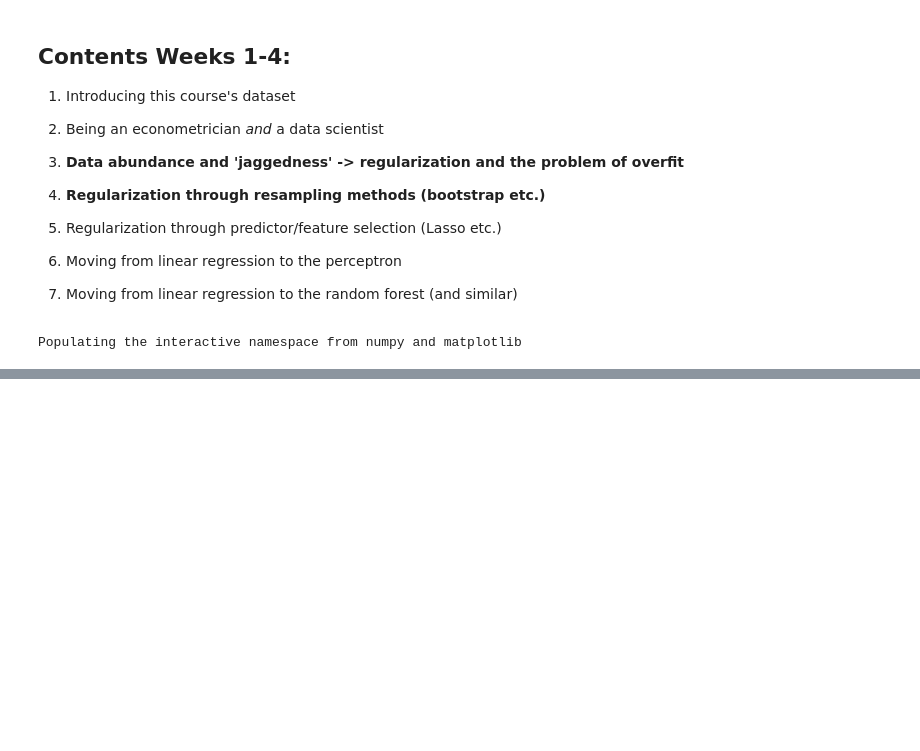
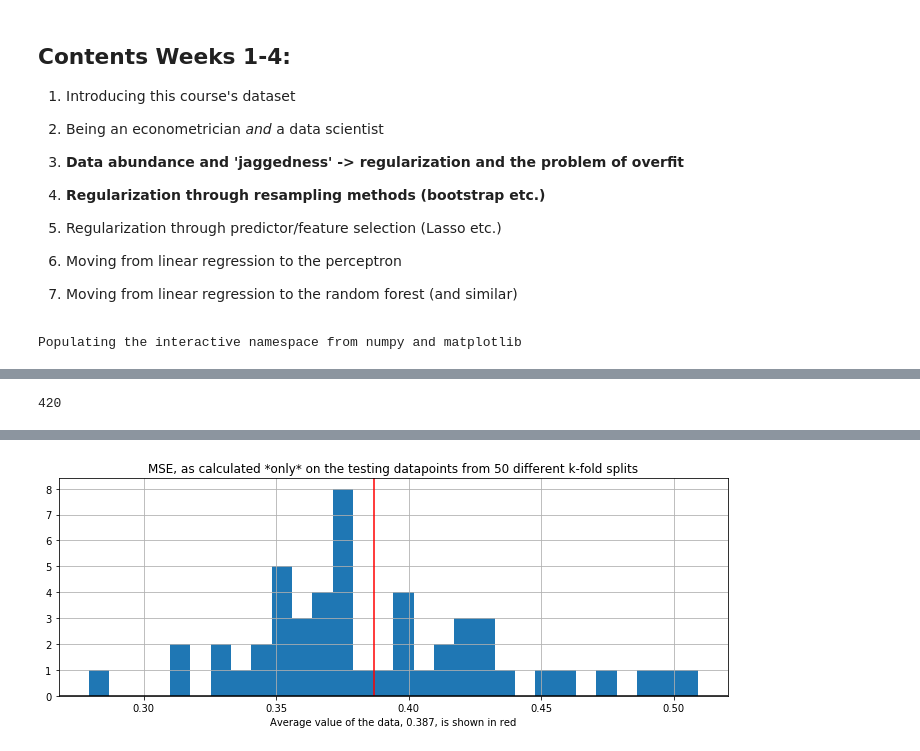
Before and after one commit to jeremy-large/ox-sbs-ml-bd, a Jupyter notebook: notebooks/class_3.ipynb, the cells around one changed output, grey strips where cells are left out. Drawn from its saved outputs; the diff is of its cells as text; code cells hidden in the pictures; blank space fills up the shorter version.

```diff
--- a/notebooks/class_3.ipynb
+++ b/notebooks/class_3.ipynb
@@ -81,0 +117,21 @@ Mis-specified it may be, but this modelling is working to an R2 of ~80% when app
+# %%
+order = 3
+# %%
+data = invoices.copy()
+higher_order_preds = predictors.copy()
+
+for o in range(order - 1):
+    for p1 in higher_order_preds:
+        for p2 in higher_order_preds:
+            data[f'{p1}_{p2}'] = data[p1] * data[p2]
+    higher_order_preds.extend([f'{p1}_{p2}' for p1 in higher_order_preds for p2 in higher_order_preds])
+# %%
+len(higher_order_preds)
+# %% [output]
+420
+# %%
+X = data[higher_order_preds]
+# %%
+scores = sbs_sklearn.train_n_test(X, y, 50, metric=metrics.mean_squared_error)
+sbs_sklearn.mfe_r2_diag(scores, metric_name='MSE', histogram=True)
+# %% [output]
@@ -81,0 +139 @@ Mis-specified it may be, but this modelling is working to an R2 of ~80% when app
+[figure, added]
```
Also changed, not shown: parts of 16 cells of this notebook, 2 other files.
